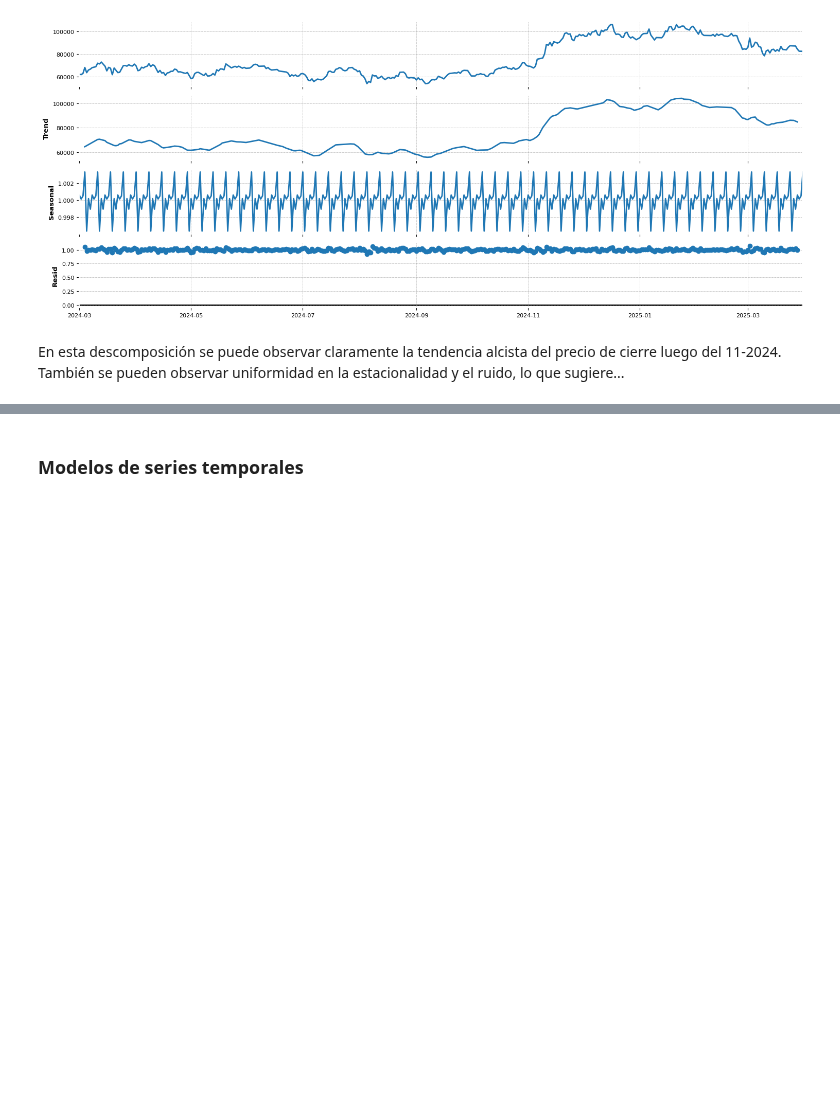
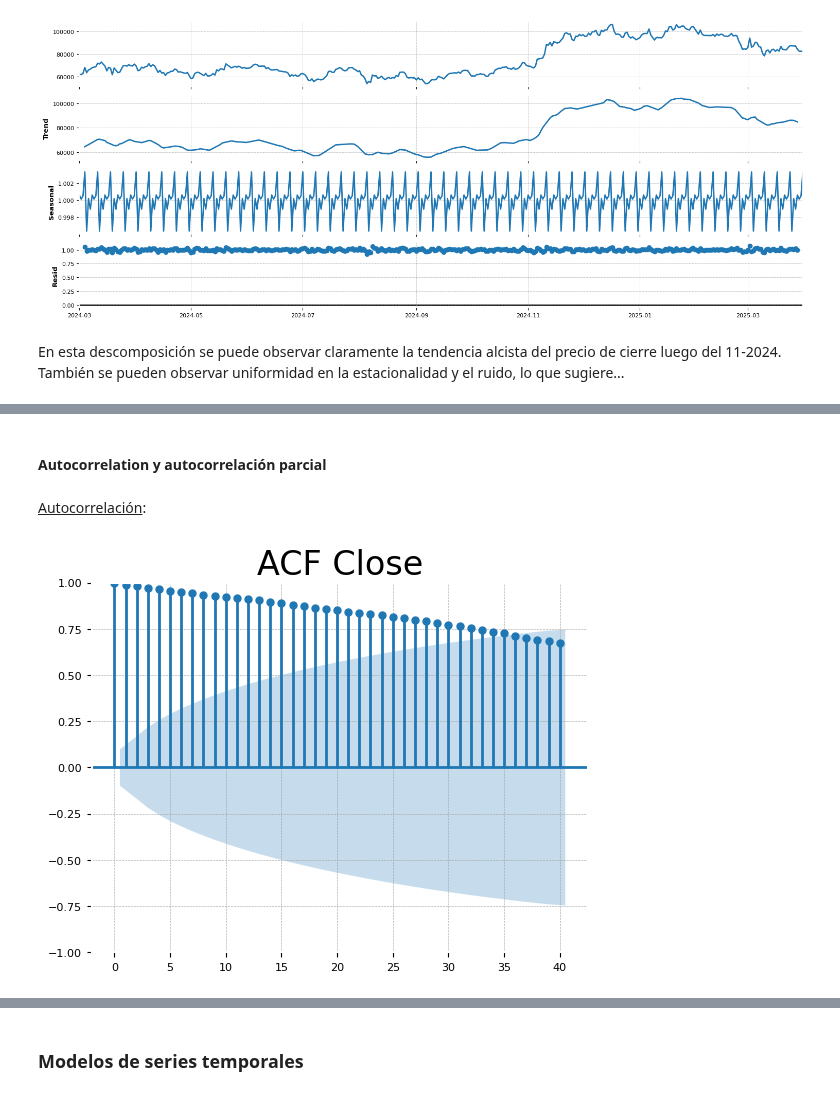
Before and after one commit to brunomaso1/uba-mia, a Jupyter notebook: mia-ast1/Trabajo final/tp-final.ipynb, the cells around one changed output, grey strips where cells are left out. Drawn from its saved outputs; the diff is of its cells as text; code cells hidden in the pictures; blank space fills up the shorter version.

```diff
--- a/mia-ast1/Trabajo final/tp-final.ipynb
+++ b/mia-ast1/Trabajo final/tp-final.ipynb
@@ -449,0 +459,10 @@ Temas:
+# %% [markdown]
+#### Autocorrelation y autocorrelación parcial
+# %% [markdown]
+<u>Autocorrelación</u>:
+# %%
+sgt.plot_acf(df_close["Close"], lags=40)
+plt.title("ACF Close", size = 24)
+plt.show()
+# %% [output]
+[figure, added]
```
Also changed, not shown: parts of 18 cells of this notebook.
